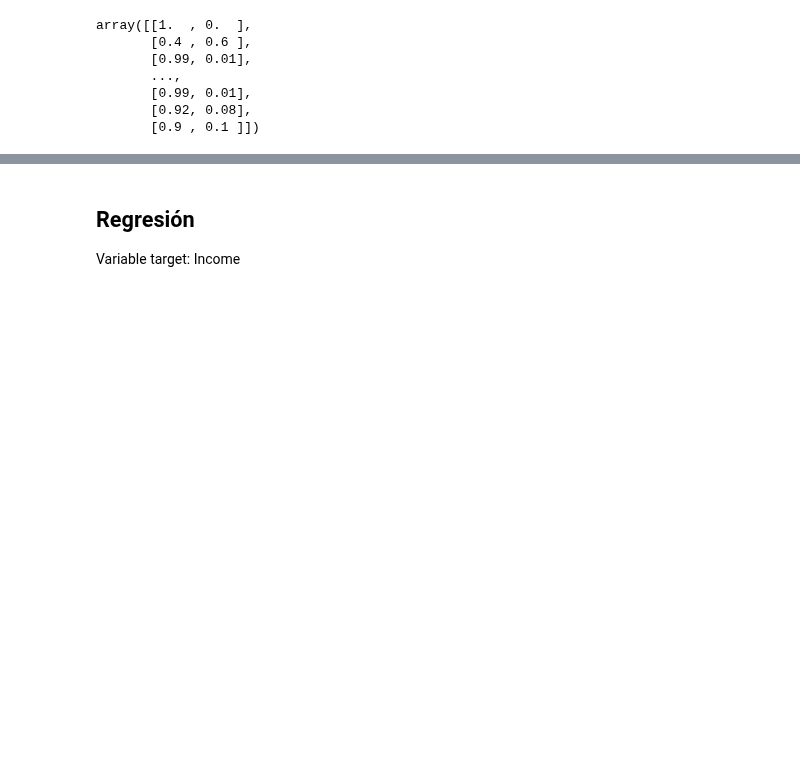
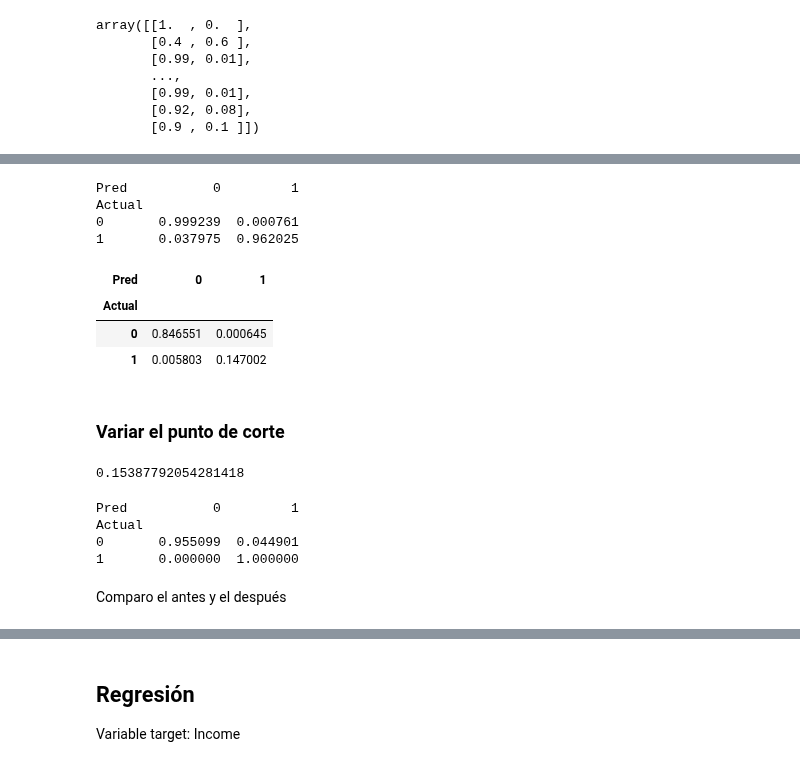
Before and after one commit to alejo-cuello/bootcamp-ds-mlops, a Jupyter notebook: 05-validacion-modelos-y-regresion/startup_ifood.ipynb, the cells around one changed output, grey strips where cells are left out. Saved outputs shown, nothing was run; the diff lists cells and outputs as text; code cells hidden in the pictures; blank space fills up the shorter version.

```diff
--- a/05-validacion-modelos-y-regresion/startup_ifood.ipynb
+++ b/05-validacion-modelos-y-regresion/startup_ifood.ipynb
@@ -204,0 +248,32 @@ with open('rfc.pickle', 'wb') as handle:
+# %%
+y_pred1=rfc.predict(x_train_classification)
+
+conf_mat1=pd.crosstab(index=y_train_classification,    # filas = valor real
+                     columns=y_pred1,   # columnas = valor predicho
+                     rownames=['Actual'],
+                     colnames=['Pred'],
+                     normalize='index')
+
+print(conf_mat1)
+# %% [output]
+Pred           0         1
+Actual
+0       0.999239  0.000761
+1       0.037975  0.962025
+# %%
+pd.crosstab(index=y_train_classification,    # filas = valor real
+                     columns=y_pred1,   # columnas = valor predicho
+                     rownames=['Actual'],
+                     colnames=['Pred'],
+                     normalize= True)
+# %% [output]
+| Pred | 0 | 1 |
+| Actual |  |  |
+| 0 | 0.846551 | 0.000645 |
+| 1 | 0.005803 | 0.147002 |
+# %% [markdown]
+### Variar el punto de corte
+# %%
+y_probs_tr.mean()
+# %% [output]
+0.15387792054281418
@@ -204,0 +282,15 @@ with open('rfc.pickle', 'wb') as handle:
+# %%
+conf_mat2=pd.crosstab(index=y_train_classification,
+                      columns=y_preds2,      # ¡cambio!
+                      rownames=['Actual'],
+                      colnames=['Pred'],
+                      normalize='index')
+
+print(conf_mat2)
+# %% [output]
+Pred           0         1
+Actual
+0       0.955099  0.044901
+1       0.000000  1.000000
+# %% [markdown]
+Comparo el antes y el después
```
Also changed, not shown: parts of 19 cells of this notebook, 3 other files.
